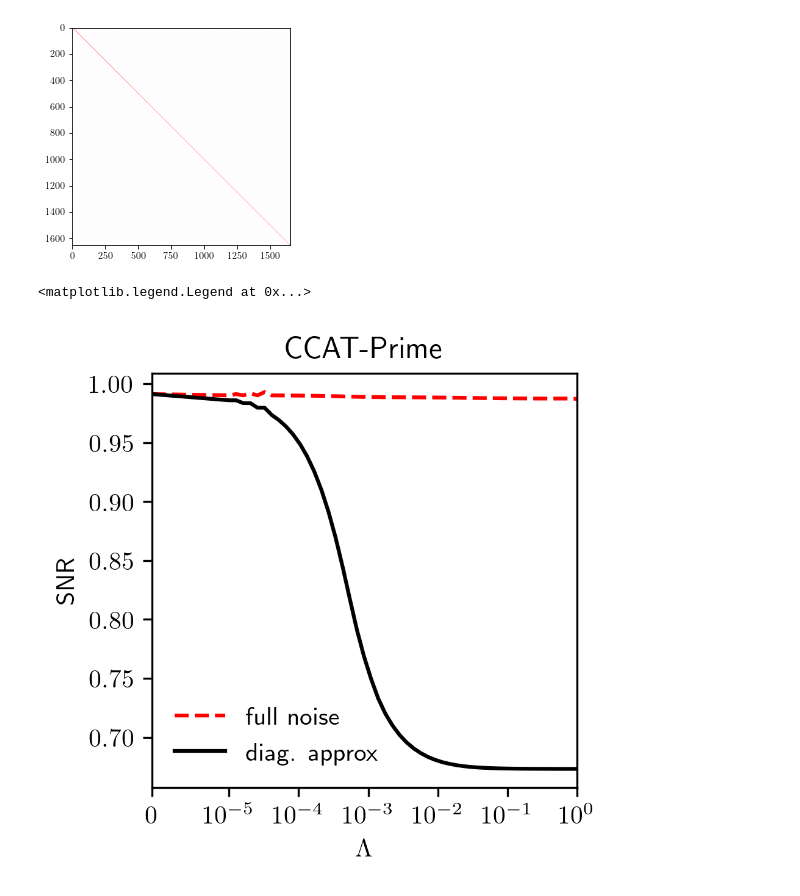
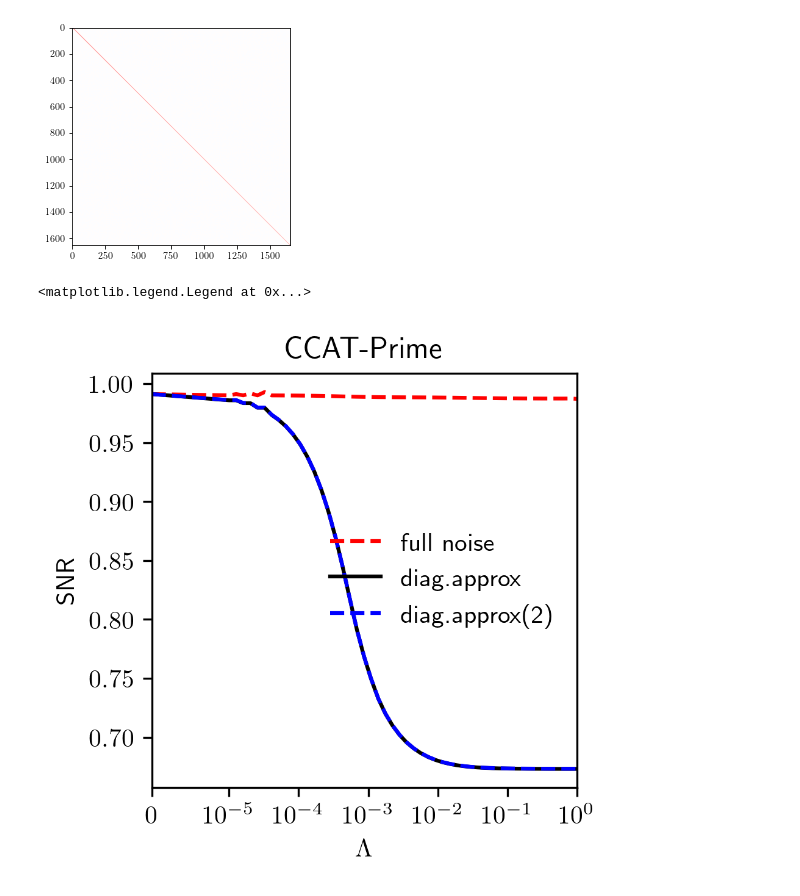
Before and after one commit to DelonShen/LIMxCMBL, a Jupyter notebook: 005.003.2025-01-29-SNR-diagonal-noise-dominated-CCAt-prime-denser-chi-sampling-full-eIeI-in-window.ipynb, the cells around one changed output. Drawn from its saved outputs; the diff is of its cells as text; code cells hidden in the pictures.

```diff
--- a/005.003.2025-01-29-SNR-diagonal-noise-dominated-CCAt-prime-denser-chi-sampling-full-eIeI-in-window.ipynb
+++ b/005.003.2025-01-29-SNR-diagonal-noise-dominated-CCAt-prime-denser-chi-sampling-full-eIeI-in-window.ipynb
@@ -100,0 +118,10 @@ plt.legend(frameon=False)
+# %%
+plt.figure(facecolor = 'w')
+for Lambda in SNR2_per_mode_sanity:
+    label = r'$\Lambda=$%.1e'%(Lambda)
+    label = None
+    plt.plot(ells, SNR2_per_mode_full[Lambda], label=label, lw = 1)
+
+plt.plot(ells, SNR2_per_mode[0.0], label=label, lw = 3, c='k', alpha = 0.3)
+plt.xscale('log')
+plt.xlabel('ells')
@@ -101,11 +131,11 @@ plt.legend(frameon=False)
 # %%
 plt.figure(facecolor = 'w')
-for Lambda in SNR2_per_mode_full:
-    label = r'$\Lambda=$%.1e'%(Lambda)
+for Lambda in SNR2_per_mode:
     label = None
-    plt.plot(ells, SNR2_per_mode_full[Lambda], label=label, lw = 1)
-
-plt.plot(ells, SNR2_per_mode[0.0], label=label, lw = 3, c='k', alpha = 0.3)
+    if(Lambda == 1e-5 or Lambda == 1e0):
+        label = r'$\Lambda=$%.1e'%(Lambda)
+    plt.plot(ells, SNR2_per_mode_sanity[Lambda], label=label, lw = 1)
 plt.xscale('log')
 plt.xlabel('ells')
+plt.legend(frameon=False)
 # %% [output]
@@ -127,0 +158,11 @@ plt.legend(frameon=False)
+# %%
+plt.figure(facecolor = 'w')
+for Lambda in SNR2_per_mode:
+    label = None
+    if(Lambda == 1e-5 or Lambda == 1e0):
+        label = r'$\Lambda=$%.1e'%(Lambda)
+    plt.plot(ells, ells**2 * SNR2_per_mode_sanity[Lambda], label=label, lw = 1)
+
+plt.xscale('log')
+plt.xlabel('ells')
+plt.legend(frameon=False)
@@ -145,6 +189,7 @@ plt.rcParams['text.usetex'] = True
 # %%
 SNR2_per_Omega_per_invPei = np.zeros_like(Lambdas)
 SNR2_per_Omega_per_invPei_full = np.zeros_like(Lambdas)
+SNR2_per_Omega_per_invPei_sanity = np.zeros_like(Lambdas)
 
 for Lambda_idx in range(len(Lambdas)):
     Lambda = Lambdas[Lambda_idx]
@@ -156,6 +201,9 @@ for Lambda_idx in range(len(Lambdas)):
                                            y = SNR2_per_mode[Lambda] * ells ** 2 / 2 / np.pi)
     SNR2_per_Omega_per_invPei_full[Lambda_idx] = trapezoid(x = np.log(ells),
                                            y = SNR2_per_mode_full[Lambda] * ells ** 2 / 2 / np.pi)
+
+    SNR2_per_Omega_per_invPei_sanity[Lambda_idx] = trapezoid(x = np.log(ells),
+                                       y = SNR2_per_mode_sanity[Lambda] * ells ** 2 / 2 / np.pi)
 # %%
 plt.figure(figsize = (3,3) ,dpi = 300, facecolor = 'w')
 
@@ -195,25 +228,30 @@ plt.imshow(eHIeHI, vmin = -vminmax, vmax = vminmax, cmap = 'seismic')
 # %%
 plt.figure(figsize = (3,3) ,dpi = 300, facecolor = 'w')
 
 plt.plot(Lambdas,
          np.sqrt(SNR2_per_Omega_per_invPei_full) * np.sqrt(Omega_field) / np.sqrt(Pei),
          'r--',
         label='full noise')
 
 plt.plot(Lambdas,
          np.sqrt(SNR2_per_Omega_per_invPei) * np.sqrt(Omega_field) / np.sqrt(Pei),
          c='k',
-        label='diag. approx')
+        label='diag.approx')
+
+plt.plot(Lambdas,
+         np.sqrt(SNR2_per_Omega_per_invPei_sanity) * np.sqrt(Omega_field) / np.sqrt(Pei),
+         'b--',
+        label='diag.approx(2)')
 
 
 plt.xscale('symlog', linthresh = 1e-5)
 fundamental = 2*np.pi/(chimax - chimin)
 
 plt.xlim(0, 1e0)
 plt.xlabel(r'$\Lambda$')
 plt.ylabel(r'$${\sf SNR}$$')
 plt.title('CCAT-Prime')
 plt.legend(frameon=False)
 # %% [output]
 <matplotlib.legend.Legend at 0x...>
-[figure, old version]
+[figure, new version]
```
Also changed, not shown: parts of 10 cells of this notebook, 1 other file.
